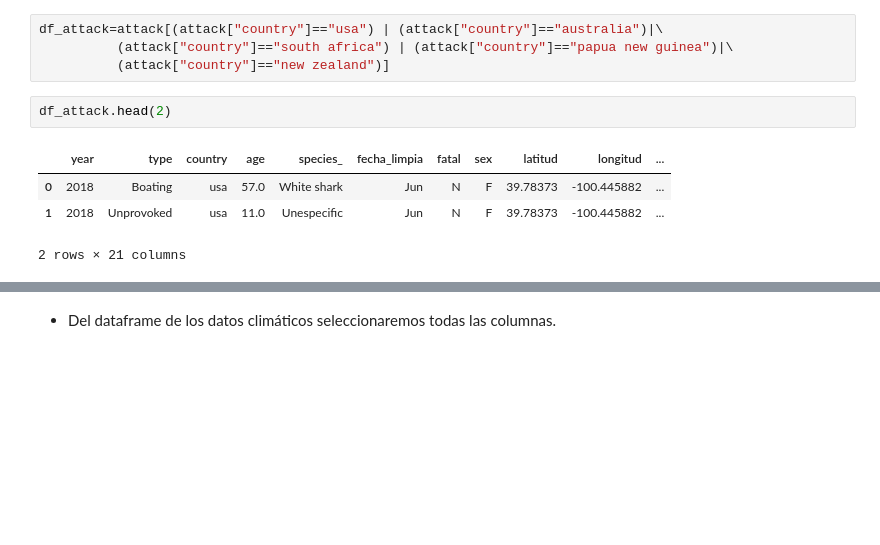
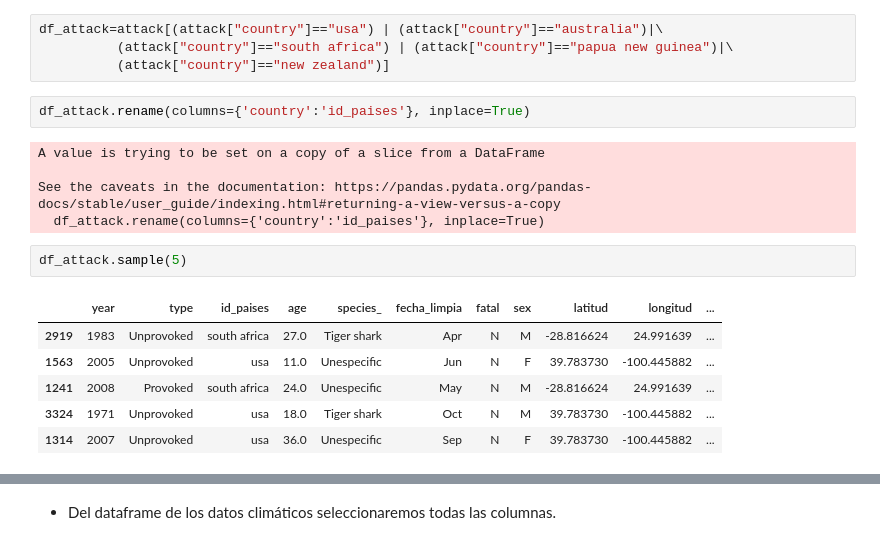
Before and after one commit to Adalab/DA-promo-b-modulo-2-sprint-2-Yadi-Vero, a Jupyter notebook: ETL/II-pair-programming-etl-2.ipynb, the cells around one changed output, grey strips where cells are left out. Saved outputs shown, nothing was run; the diff lists cells and outputs as text; blank space fills up the shorter version.

```diff
--- a/ETL/II-pair-programming-etl-2.ipynb
+++ b/ETL/II-pair-programming-etl-2.ipynb
@@ -32,10 +32,19 @@ df=pd.read_csv('../ETL/datos/df_API_paises.csv', index_col=0)
 df_attack=attack[(attack["country"]=="usa") | (attack["country"]=="australia")|\
           (attack["country"]=="south africa") | (attack["country"]=="papua new guinea")|\
           (attack["country"]=="new zealand")]
-# %%
-df_attack.head(2)
-# %% [output]
-|  | year | type | country | age | species_ | fecha_limpia | fatal | sex | latitud | longitud | ... |
-| 0 | 2018 | Boating | usa | 57.0 | White shark | Jun | N | F | 39.78373 | -100.445882 | ... |
-| 1 | 2018 | Unprovoked | usa | 11.0 | Unespecific | Jun | N | F | 39.78373 | -100.445882 | ... |
-2 rows × 21 columns
+# %%
+df_attack.rename(columns={'country':'id_paises'}, inplace=True)
+# %% [output]
+A value is trying to be set on a copy of a slice from a DataFrame
+
+See the caveats in the documentation: https://pandas.pydata.org/pandas-docs/stable/user_guide/indexing.html#returning-a-view-versus-a-copy
+  df_attack.rename(columns={'country':'id_paises'}, inplace=True)
+# %%
+df_attack.sample(5)
+# %% [output]
+|  | year | type | id_paises | age | species_ | fecha_limpia | fatal | sex | latitud | longitud | ... |
+| 2919 | 1983 | Unprovoked | south africa | 27.0 | Tiger shark | Apr | N | M | -28.816624 | 24.991639 | ... |
+| 1563 | 2005 | Unprovoked | usa | 11.0 | Unespecific | Jun | N | F | 39.783730 | -100.445882 | ... |
+| 1241 | 2008 | Provoked | south africa | 24.0 | Unespecific | May | N | M | -28.816624 | 24.991639 | ... |
+| 3324 | 1971 | Unprovoked | usa | 18.0 | Tiger shark | Oct | N | M | 39.783730 | -100.445882 | ... |
+| 1314 | 2007 | Unprovoked | usa | 36.0 | Unespecific | Sep | N | F | 39.783730 | -100.445882 | ... |
```
Also changed, not shown: parts of 15 cells of this notebook, 1 other file.
